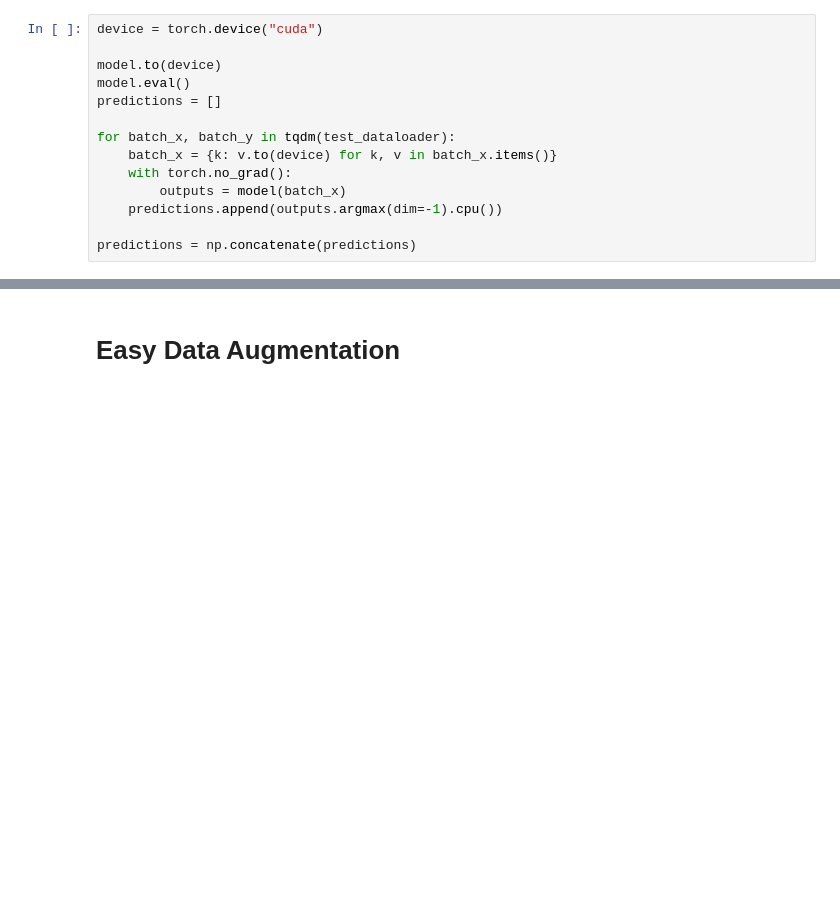
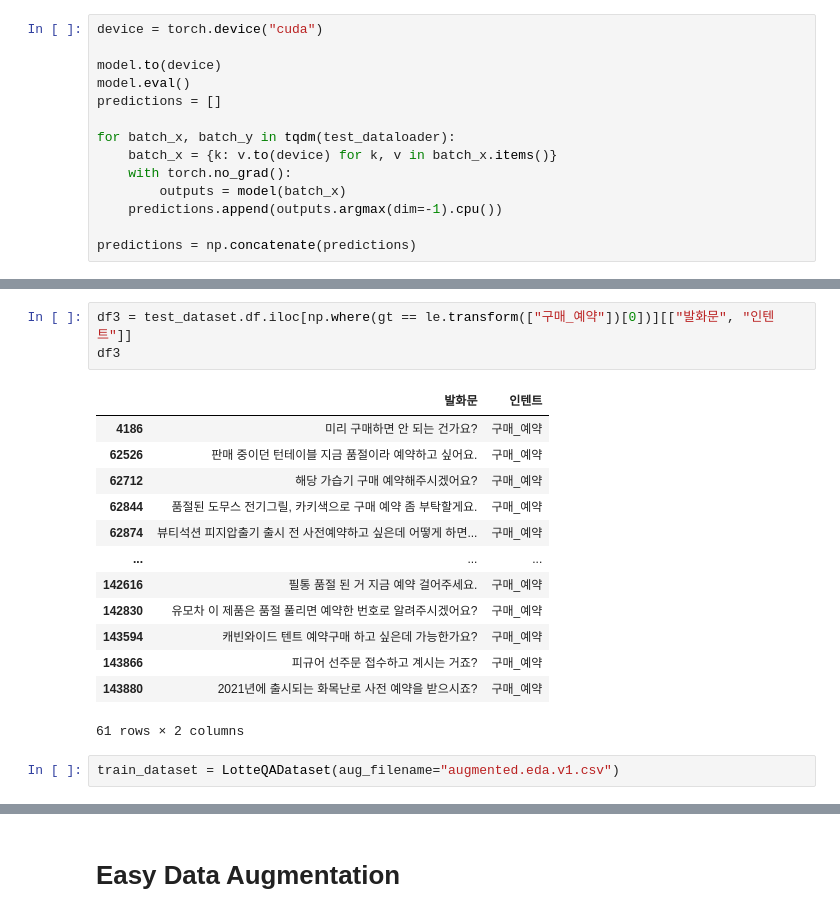
Before and after one commit to uoo723/BigStar-RnD-DA, a Jupyter notebook: notebooks/dev.ipynb, the cells around one changed output, grey strips where cells are left out. Cells and saved outputs as stored; diff of their text form; blank space fills up the shorter version.

```diff
--- a/notebooks/dev.ipynb
+++ b/notebooks/dev.ipynb
@@ -214,0 +285,19 @@ df.to_excel("predictions.xlsx", index=False)
+# %%
+df3 = test_dataset.df.iloc[np.where(gt == le.transform(["구매_예약"])[0])][["발화문", "인텐트"]]
+df3
+# %% [output]
+|  | 발화문 | 인텐트 |
+| 4186 | 미리 구매하면 안 되는 건가요? | 구매_예약 |
+| 62526 | 판매 중이던 턴테이블 지금 품절이라 예약하고 싶어요. | 구매_예약 |
+| 62712 | 해당 가습기 구매 예약해주시겠어요? | 구매_예약 |
+| 62844 | 품절된 도무스 전기그릴, 카키색으로 구매 예약 좀 부탁할게요. | 구매_예약 |
+| 62874 | 뷰티석션 피지압출기 출시 전 사전예약하고 싶은데 어떻게 하면... | 구매_예약 |
+| ... | ... | ... |
+| 142616 | 필통 품절 된 거 지금 예약 걸어주세요. | 구매_예약 |
+| 142830 | 유모차 이 제품은 품절 풀리면 예약한 번호로 알려주시겠어요? | 구매_예약 |
+| 143594 | 캐빈와이드 텐트 예약구매 하고 싶은데 가능한가요? | 구매_예약 |
+| 143866 | 피규어 선주문 접수하고 계시는 거죠? | 구매_예약 |
+| 143880 | 2021년에 출시되는 화목난로 사전 예약을 받으시죠? | 구매_예약 |
+61 rows × 2 columns
+# %%
+train_dataset = LotteQADataset(aug_filename="augmented.eda.v1.csv")
```
Also changed, not shown: parts of 19 cells of this notebook, 2 other files.
